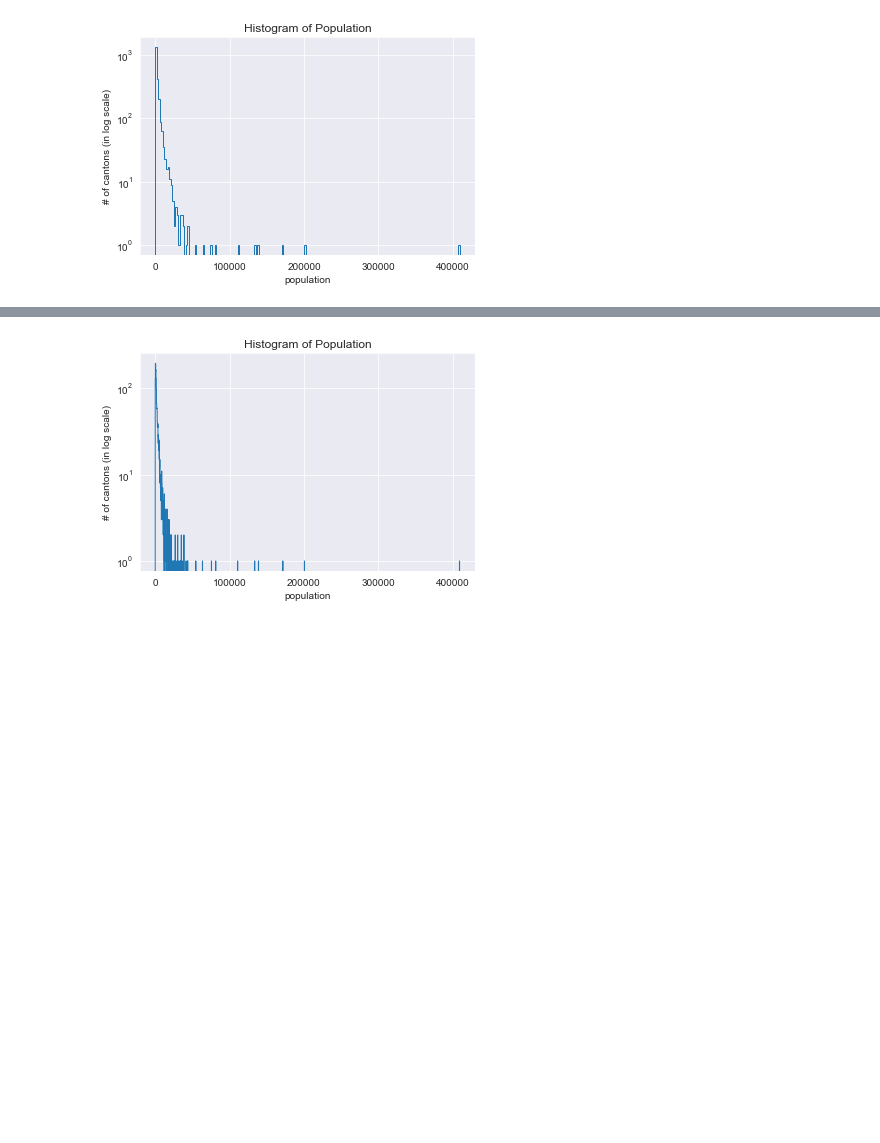
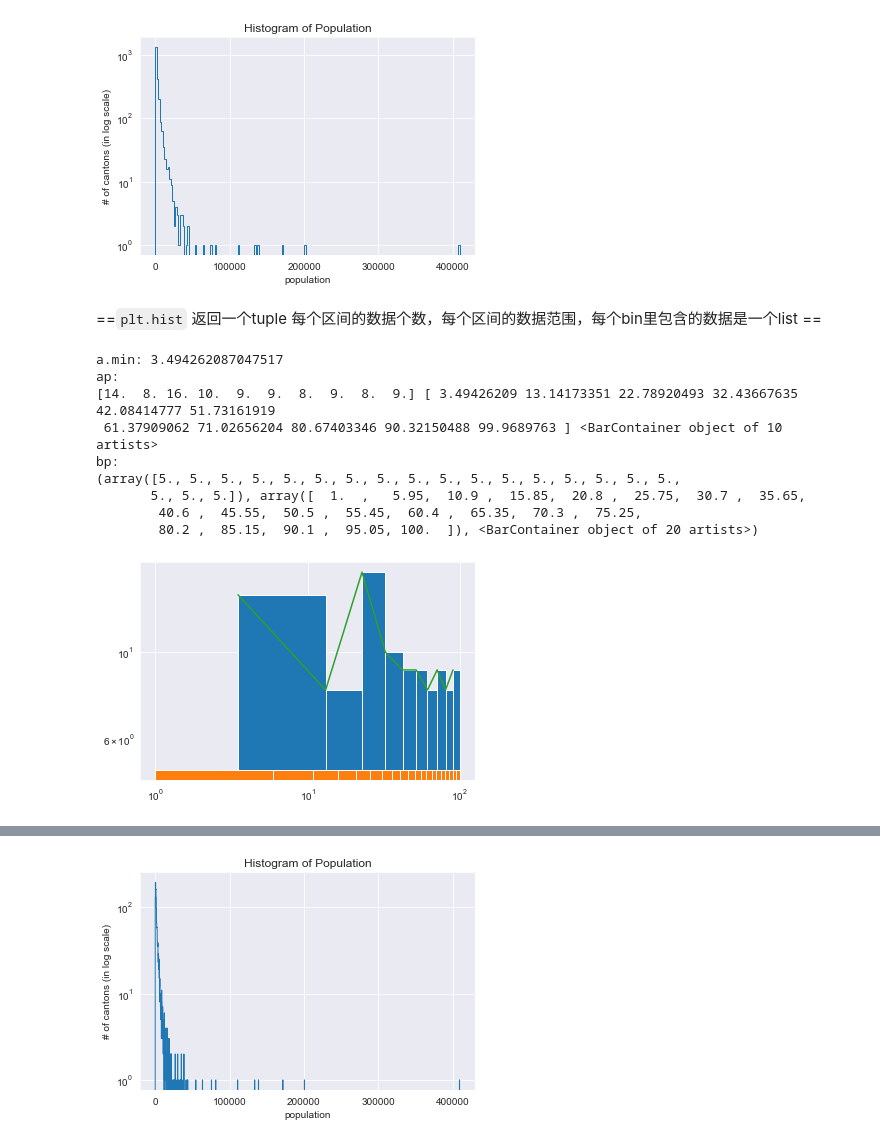
Before and after one commit to PeterYYZhang/2022, a Jupyter notebook: Tutorials/02 - Data viz and data from the web/Becoming a DataVizard exercise.ipynb, the cells around one changed output, grey strips where cells are left out. Cells and saved outputs as stored; diff of their text form; code cells hidden in the pictures; blank space fills up the shorter version.

````diff
--- a/Tutorials/02 - Data viz and data from the web/Becoming a DataVizard exercise.ipynb
+++ b/Tutorials/02 - Data viz and data from the web/Becoming a DataVizard exercise.ipynb
@@ -371,5 +370,30 @@ plt.xlabel('population')
 plt.show()
 # %% [output]
 [figure]
+# %% [markdown]
+==```plt.hist``` 返回一个tuple 每个区间的数据个数，每个区间的数据范围，每个bin里包含的数据是一个list ==
+# %%
+a = np.random.random(100)*100
+ap = plt.hist(a, bins = 10)
+b = np.arange(1, 101)
+bp = plt.hist(b, bins=20)
+print(f'a.min: {np.min(a)}')
+print('ap: ')
+print(ap[0], ap[1], ap[2])
+print('bp: ')
+print(bp)
+logloga = plt.loglog(ap[1][:-1], ap[0])
+# loglog(x区间(linspace)取对数, y取对数)
+# %% [output]
+a.min: 3.494262087047517
+ap:
+[14.  8. 16. 10.  9.  9.  8.  9.  8.  9.] [ 3.49426209 13.14173351 22.78920493 32.43667635 42.08414777 51.73161919
+ 61.37909062 71.02656204 80.67403346 90.32150488 99.9689763 ] <BarContainer object of 10 artists>
+bp:
+(array([5., 5., 5., 5., 5., 5., 5., 5., 5., 5., 5., 5., 5., 5., 5., 5., 5.,
+       5., 5., 5.]), array([  1.  ,   5.95,  10.9 ,  15.85,  20.8 ,  25.75,  30.7 ,  35.65,
+        40.6 ,  45.55,  50.5 ,  55.45,  60.4 ,  65.35,  70.3 ,  75.25,
+        80.2 ,  85.15,  90.1 ,  95.05, 100.  ]), <BarContainer object of 20 artists>)
+[figure, added]
 # %%
 plt.loglog(pltt200[1][1:], pltt200[0])
````
Also changed, not shown: parts of 3 cells of this notebook.
